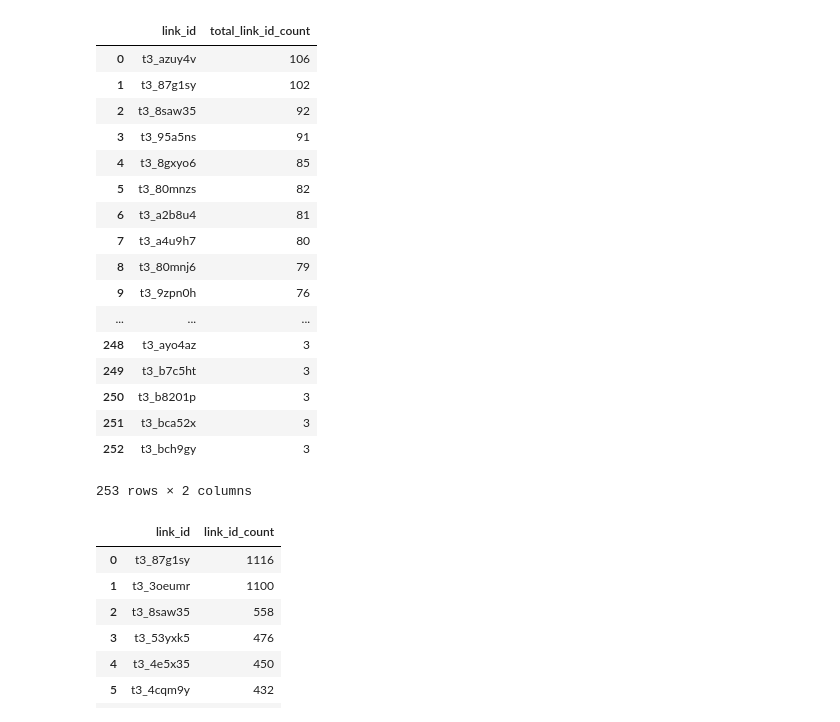
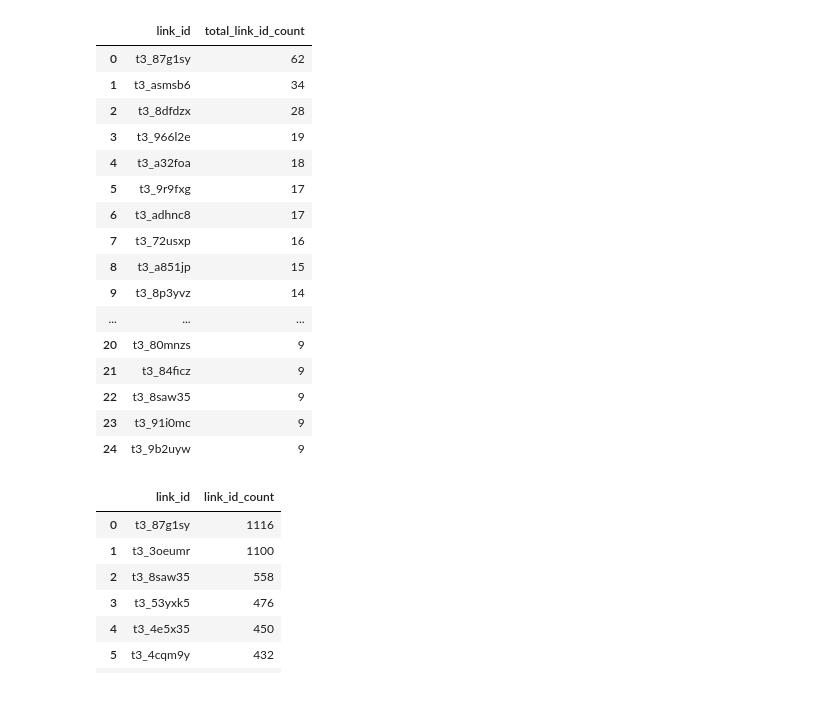
Before and after one commit to andrewbierbaum/InsightProject, a Jupyter notebook: RandomAndWorking.ipynb, the cells around one changed output. Saved outputs shown, nothing was run; the diff lists cells and outputs as text; code cells hidden in the pictures.

Commit message:
fixed SQL table logic and up to 3 tables

```diff
--- a/RandomAndWorking.ipynb
+++ b/RandomAndWorking.ipynb
@@ -25,51 +25,50 @@ cur = conn.cursor()
 #df_cross_posts = pandas.read_sql("SELECT link_id, count(*) as link_id_count FROM (Select Reddit_xamarin.link_id FROM Reddit_xamarin JOIN Reddit_react_native ON Reddit_react_native.link_id = Reddit_xamarin.link_id JOIN Reddit_flutter ON Reddit_react_native.link_id = Reddit_flutter.link_id) GROUP BY link_id ORDER BY link_id_count DESC LIMIT 25", conn)
 #df_cross_posts
 
 
-df_cross_posts = pandas.read_sql("SELECT flutter_table.link_id, flutter_table.link_id_count + xamarin_table.link_id_count + react_native_table.link_id_count as total_link_id_count FROM (SELECT Reddit_flutter.link_id, count(*) as link_id_count FROM Reddit_flutter GROUP BY Reddit_flutter.link_id) as flutter_table JOIN (SELECT Reddit_xamarin.link_id, count(*) as link_id_count FROM Reddit_xamarin GROUP BY Reddit_xamarin.link_id) as xamarin_table ON flutter_table.link_id = xamarin_table.link_id JOIN (SELECT Reddit_react_native.link_id, count(*) as link_id_count FROM Reddit_react_native GROUP BY Reddit_react_native.link_id) as react_native_table ON flutter_table.link_id = react_native_table.link_id ORDER BY total_link_id_count DESC LIMIT 25",conn)
+df_cross_posts = pandas.read_sql("SELECT xamarin_table.link_id, xamarin_table.link_id_count as total_link_id_count FROM (SELECT Reddit_flutter.link_id, count(*) as link_id_count FROM Reddit_flutter GROUP BY Reddit_flutter.link_id) as flutter_table JOIN (SELECT Reddit_xamarin.link_id, count(*) as link_id_count FROM Reddit_xamarin GROUP BY Reddit_xamarin.link_id) as xamarin_table ON flutter_table.link_id = xamarin_table.link_id JOIN (SELECT Reddit_react_native.link_id, count(*) as link_id_count FROM Reddit_react_native GROUP BY Reddit_react_native.link_id) as react_native_table ON flutter_table.link_id = react_native_table.link_id ORDER BY total_link_id_count DESC LIMIT 25",conn)
 df_cross_posts
 
 
 
 # SELECT flutter_table.link_id, flutter_table.link_id_count + xamarin_table.link_id_count + react_native_table.link_id_count as total_link_id_count FROM
 # (SELECT Reddit_flutter.link_id, count(*) as link_id_count FROM Reddit_flutter GROUP BY Reddit_flutter.link_id) as flutter_table
 # JOIN
 # (SELECT Reddit_xamarin.link_id, count(*) as link_id_count FROM Reddit_xamarin GROUP BY Reddit_xamarin.link_id) as xamarin_table
 # ON flutter_table.link_id = xamarin_table.link_id
 # JOIN
 # (SELECT Reddit_react_native.link_id, count(*) as link_id_count FROM Reddit_react_native GROUP BY Reddit_react_native.link_id) as react_native_table
 # ON flutter_table.link_id = react_native_table.link_id
 # ORDER BY total_link_id_count DESC
 
 # df_cross_posts
 
 # flutter_url = "https://api.pushshift.io/reddit/search/submission/?ids={}".format(last_timestamp)
 # flutter_file = urllib.urlopen(flutter_url)
 # flutter_data = flutter_file.read()
 # flutter_data_json = json.loads(flutter_data)
 # if flutter_data_json['data']:
 #     df = json_normalize(flutter_data_json['data'])
 #     df = df[['created_utc', 'body', 'subreddit_id', 'link_id', 'parent_id','score', 'id', 'subreddit']]
 #     df.to_sql("Reddit_flutter",conn, if_exists='append', index = False)
 # %% [output]
 |  | link_id | total_link_id_count |
-| 0 | t3_azuy4v | 106 |
-| 1 | t3_87g1sy | 102 |
-| 2 | t3_8saw35 | 92 |
-| 3 | t3_95a5ns | 91 |
-| 4 | t3_8gxyo6 | 85 |
-| 5 | t3_80mnzs | 82 |
-| 6 | t3_a2b8u4 | 81 |
-| 7 | t3_a4u9h7 | 80 |
-| 8 | t3_80mnj6 | 79 |
-| 9 | t3_9zpn0h | 76 |
+| 0 | t3_87g1sy | 62 |
+| 1 | t3_asmsb6 | 34 |
+| 2 | t3_8dfdzx | 28 |
+| 3 | t3_966l2e | 19 |
+| 4 | t3_a32foa | 18 |
+| 5 | t3_9r9fxg | 17 |
+| 6 | t3_adhnc8 | 17 |
+| 7 | t3_72usxp | 16 |
+| 8 | t3_a851jp | 15 |
+| 9 | t3_8p3yvz | 14 |
 | ... | ... | ... |
-| 248 | t3_ayo4az | 3 |
-| 249 | t3_b7c5ht | 3 |
-| 250 | t3_b8201p | 3 |
-| 251 | t3_bca52x | 3 |
-| 252 | t3_bch9gy | 3 |
+| 20 | t3_80mnzs | 9 |
+| 21 | t3_84ficz | 9 |
+| 22 | t3_8saw35 | 9 |
+| 23 | t3_91i0mc | 9 |
+| 24 | t3_9b2uyw | 9 |
-253 rows × 2 columns
 # %%
 df_cross_posts = pandas.read_sql("SELECT Reddit_xamarin.link_id, count(*) as link_id_count FROM Reddit_xamarin JOIN Reddit_react_native ON Reddit_react_native.link_id = Reddit_xamarin.link_id GROUP BY Reddit_xamarin.link_id ORDER BY link_id_count DESC LIMIT 25", conn)
 df_cross_posts
```
Also changed, not shown: 1 other file.
